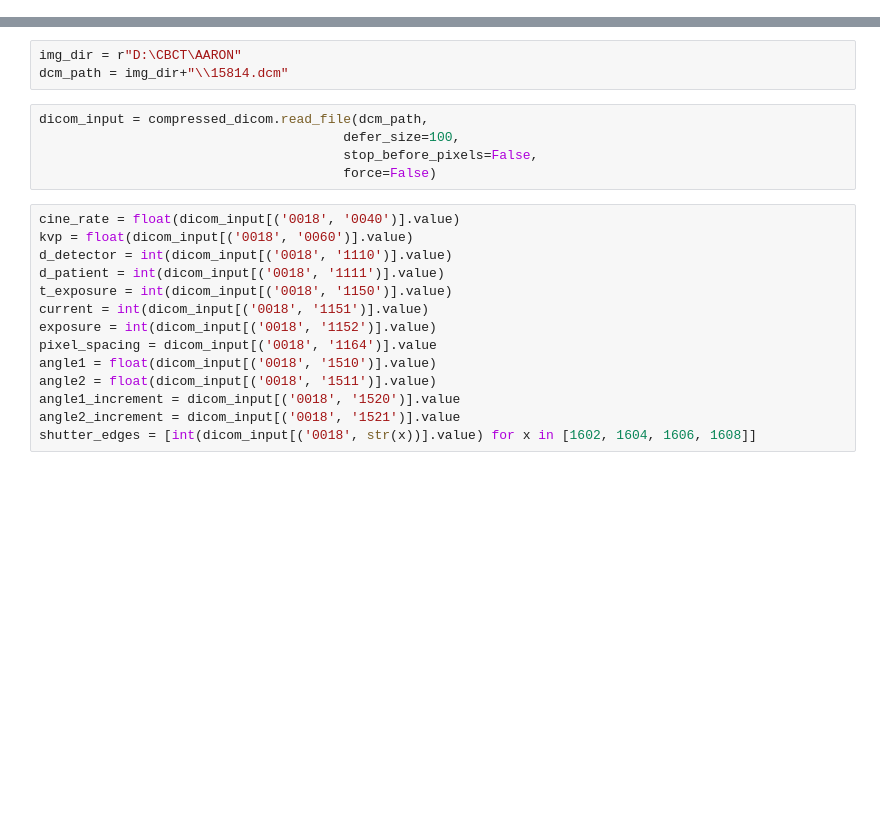
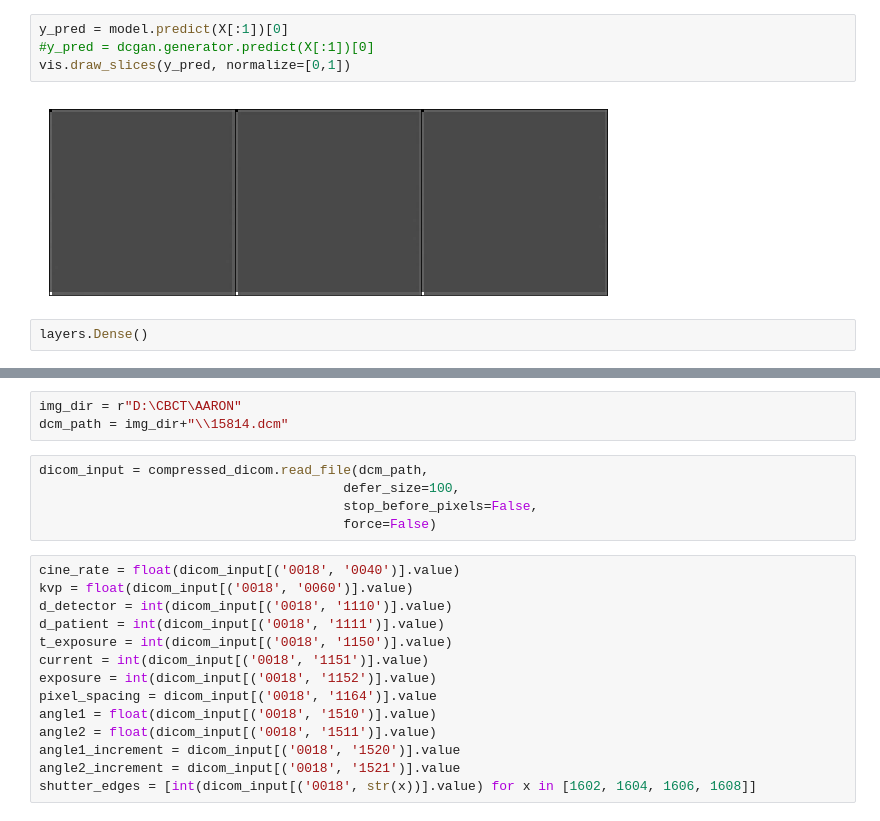
Before and after one commit to clintonjwang/cbct-recon, a Jupyter notebook: neural_networks.ipynb, the cells around one changed output, grey strips where cells are left out. Cells and saved outputs as stored; diff of their text form; blank space fills up the shorter version.

```diff
--- a/neural_networks.ipynb
+++ b/neural_networks.ipynb
@@ -18,0 +82,8 @@ importlib.reload(hf)
+# %%
+y_pred = model.predict(X[:1])[0]
+#y_pred = dcgan.generator.predict(X[:1])[0]
+vis.draw_slices(y_pred, normalize=[0,1])
+# %% [output]
+[figure, added]
+# %%
+layers.Dense()
```
Also changed, not shown: parts of 8 cells of this notebook, 6 other files.
